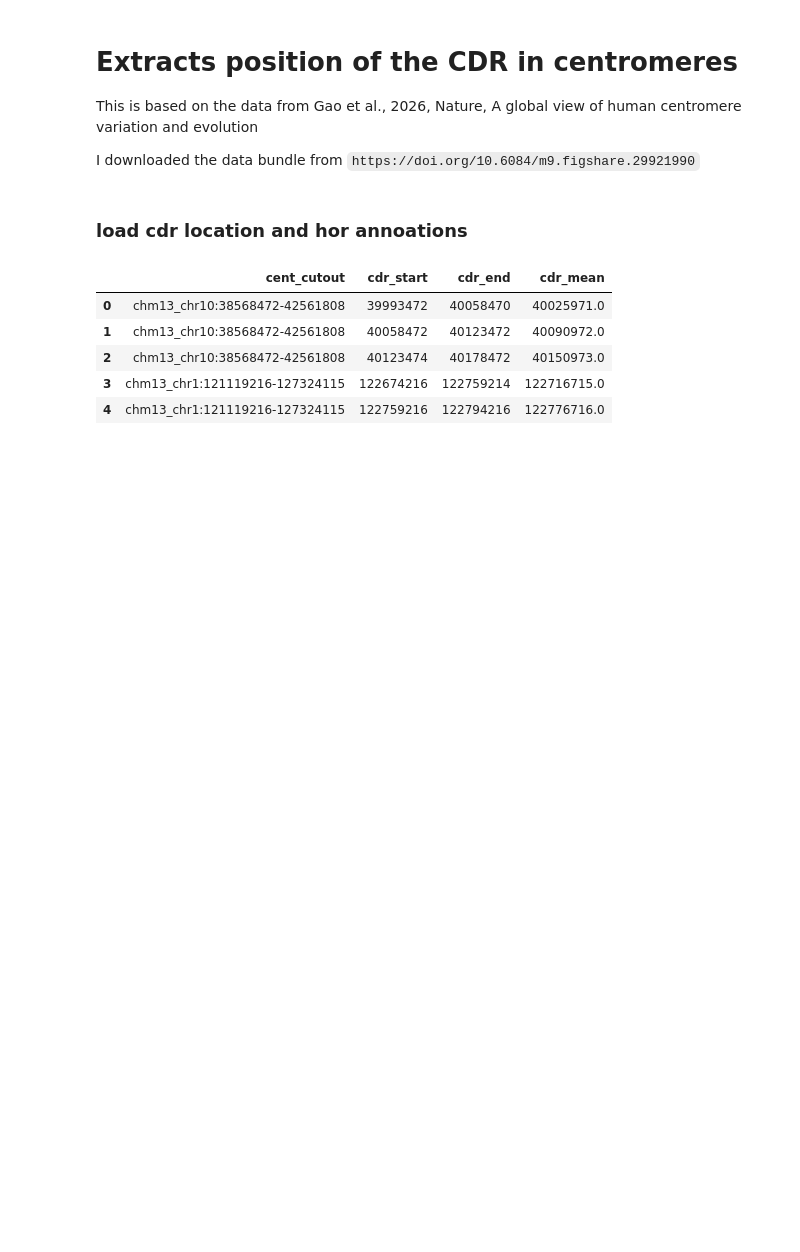
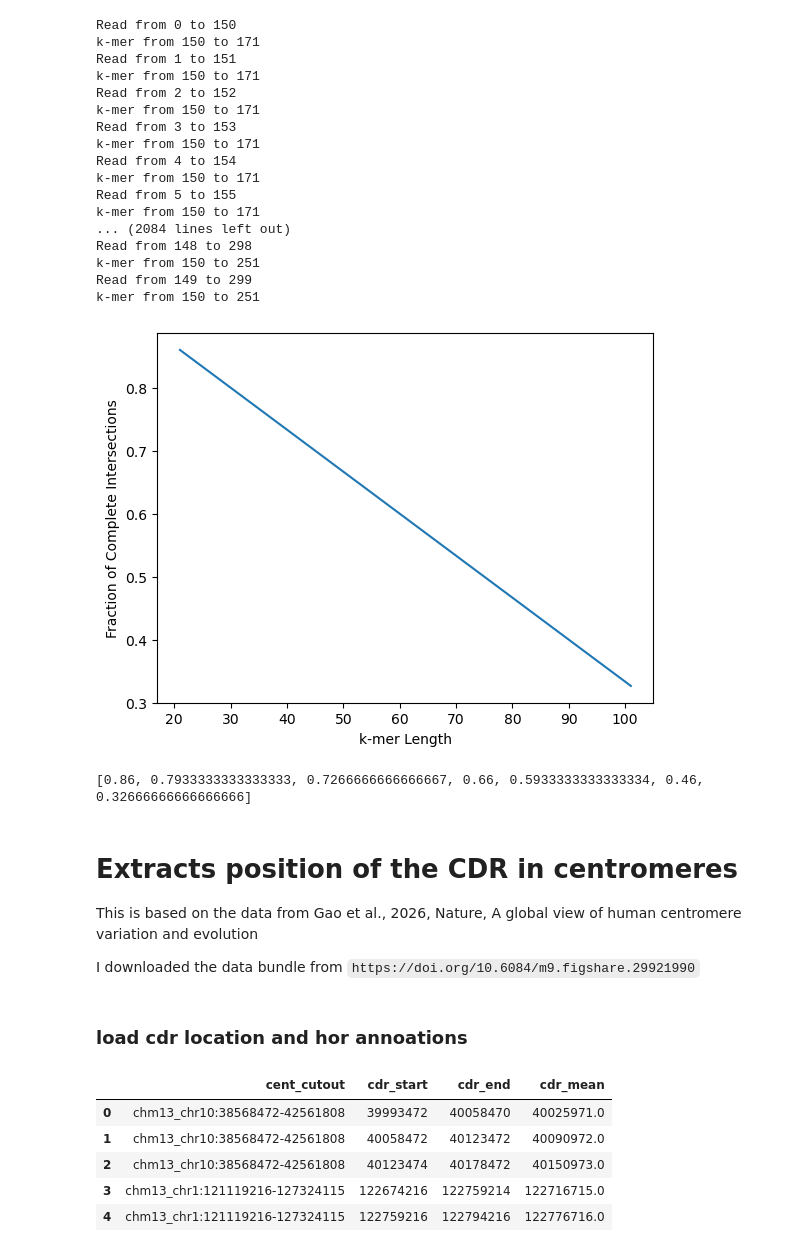
Before and after one commit to carstenhain/HOROSCOPE_manuscript, a Jupyter notebook: CDR/gao_hgsvc_cdr.ipynb, the cells around one changed output. Saved outputs shown, nothing was run; the diff lists cells and outputs as text; code cells hidden in the pictures; blank space fills up the shorter version.

```diff
--- a/CDR/gao_hgsvc_cdr.ipynb
+++ b/CDR/gao_hgsvc_cdr.ipynb
@@ -25,3 +30,63 @@ import seaborn as sns
+# %%
+x = []
+y = []
+
+for kmer_length in [21, 31,
+                   41,
+                   51,
+                   61,
+                   81,
+                   101
+                  ]:
+
+    num_queries = 0
+    num_complete_intersections = 0
+
+    for offset in range(0, l):
+        read_start = 0 + offset
+        read_end = 0 + offset + l
+        print(f"Read from {read_start} to {read_end}")
+
+        k = kmer_length
+        kmer_start = l
+        kmer_end = l + k
+        print(f"k-mer from {kmer_start} to {kmer_end}")
+
+        intersection = max(read_start, kmer_start), min(read_end, kmer_end)
+        #print(f"Intersection from {intersection[0]} to {intersection[1]} for {intersection[1] - intersection[0]}")
+
+        num_queries += 1
+        if intersection[1] - intersection[0] == k:
+            num_complete_intersections += 1
+
+    x.append(kmer_length)
+    y.append(num_complete_intersections / num_queries)
+
+plt.plot(x, y)
+plt.xlabel("k-mer Length")
+plt.ylabel("Fraction of Complete Intersections")
+plt.show()
+print(y)
+# %% [output]
+Read from 0 to 150
+k-mer from 150 to 171
+Read from 1 to 151
+k-mer from 150 to 171
+Read from 2 to 152
+k-mer from 150 to 171
+Read from 3 to 153
+k-mer from 150 to 171
+Read from 4 to 154
+k-mer from 150 to 171
+Read from 5 to 155
+k-mer from 150 to 171
+... (2084 lines left out)
+Read from 148 to 298
+k-mer from 150 to 251
+Read from 149 to 299
+k-mer from 150 to 251
+[figure, added]
+[0.86, 0.7933333333333333, 0.7266666666666667, 0.66, 0.5933333333333334, 0.46, 0.32666666666666666]
 # %% [markdown]
 # Extracts position of the CDR in centromeres
 
```
Also changed, not shown: parts of 21 cells of this notebook.
